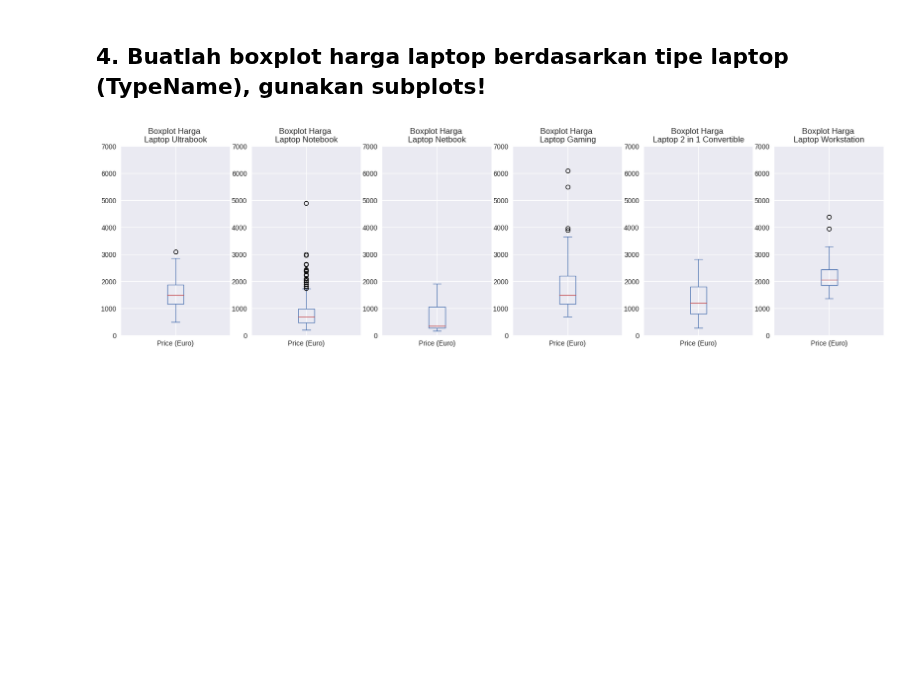
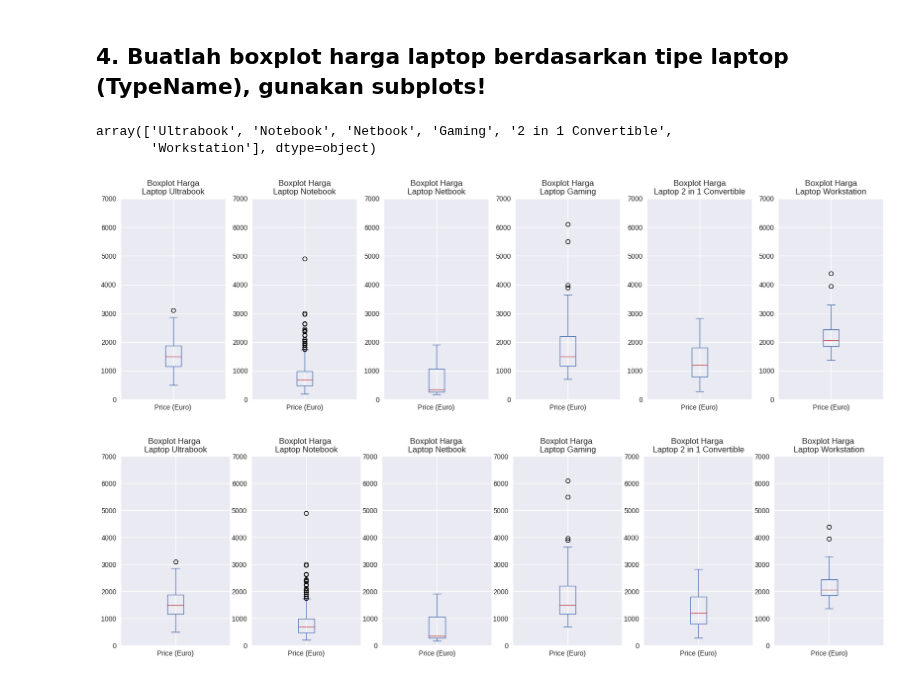
Before and after one commit to IdhamAbidinKaisilay/BelajarDataAnalyst, a Jupyter notebook: Latihan_Visualisasi_dengan_Library_Pandas.ipynb, the cells around one changed output. Drawn from its saved outputs; the diff is of its cells as text; code cells hidden in the pictures; blank space fills up the shorter version.

```diff
--- a/Latihan_Visualisasi_dengan_Library_Pandas.ipynb
+++ b/Latihan_Visualisasi_dengan_Library_Pandas.ipynb
@@ -110,3 +114,35 @@ plt.show()
+# %%
+df['TypeName'].unique()
+# %% [output]
+array(['Ultrabook', 'Notebook', 'Netbook', 'Gaming', '2 in 1 Convertible',
+       'Workstation'], dtype=object)
+# %%
+# Ketikan kode anda disini:
+df_ultrabook = df[df['TypeName'].isin(['Ultrabook'])]
+df_notebook = df[df['TypeName'].isin(['Notebook'])]
+df_netbook = df[df['TypeName'].isin(['Netbook'])]
+df_gaming = df[df['TypeName'].isin(['Gaming'])]
+df_2in1 = df[df['TypeName'].isin(['2 in 1 Convertible'])]
+df_workstation = df[df['TypeName'].isin(['Workstation'])]
+
+fig, (ax1, ax2, ax3, ax4, ax5, ax6) = plt.subplots(1,6, figsize=(16.2,5))
+
+df_ultrabook.plot(kind='box', y='Price (Euro)', ax=ax1, title='Boxplot Harga\nLaptop Ultrabook')
+df_notebook.plot(kind='box', y='Price (Euro)', ax=ax2, title='Boxplot Harga\nLaptop Notebook')
+df_netbook.plot(kind='box', y='Price (Euro)', ax=ax3, title='Boxplot Harga\nLaptop Netbook')
+df_gaming.plot(kind='box', y='Price (Euro)', ax=ax4, title='Boxplot Harga\nLaptop Gaming')
+df_2in1.plot(kind='box', y='Price (Euro)', ax=ax5, title='Boxplot Harga\nLaptop 2 in 1 Convertible')
+df_workstation.plot(kind='box', y='Price (Euro)', ax=ax6, title='Boxplot Harga\nLaptop Workstation')
+
+
+# Samakan batas Y di semua axis
+for ax in [ax1, ax2, ax3, ax4, ax5, ax6]:
+    ax.set_ylim(0, 7000)
+
+plt.tight_layout()
+plt.show()
+# %% [output]
+[figure, added]
 # %%
 # Hasil output yang diinginkan:
 # %% [output]
```
Also changed, not shown: parts of 2 cells of this notebook.
